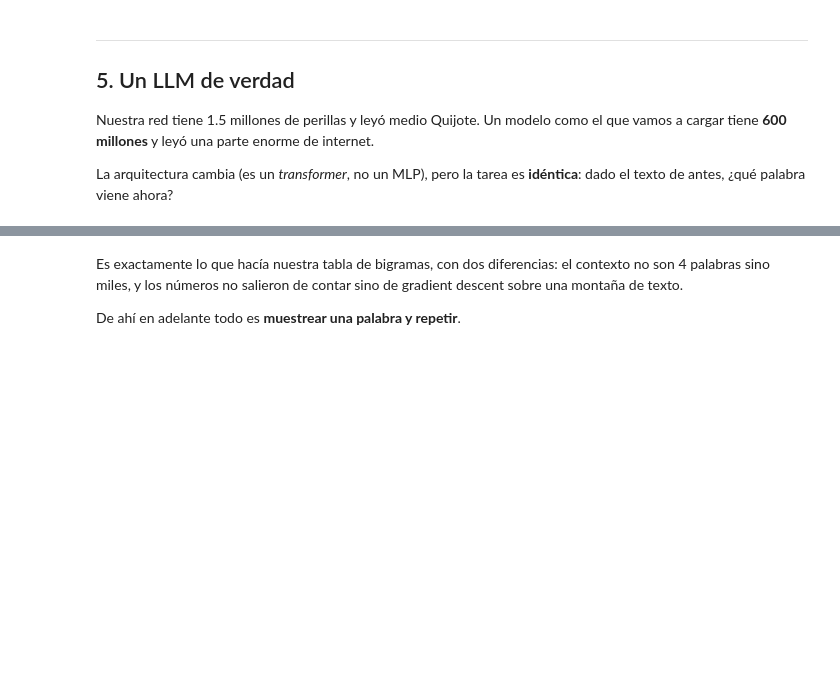
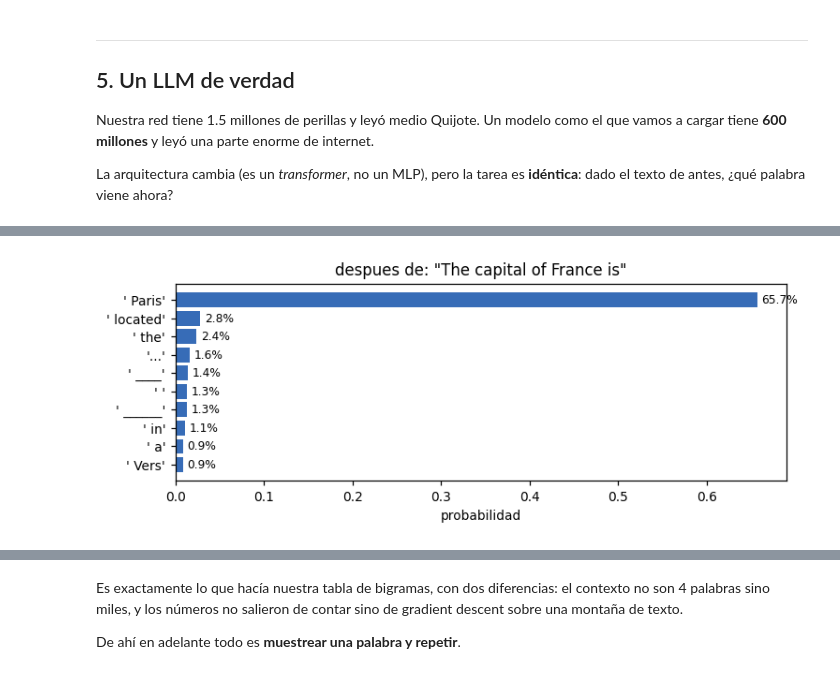
Before and after one commit to leaguilar/fit_2026, a Jupyter notebook: notebooks/3_modelos_de_lenguaje.ipynb, the cells around one changed output, grey strips where cells are left out. Cells and saved outputs as stored; diff of their text form; code cells hidden in the pictures; blank space fills up the shorter version.

```diff
--- a/notebooks/3_modelos_de_lenguaje.ipynb
+++ b/notebooks/3_modelos_de_lenguaje.ipynb
@@ -488,0 +585,4 @@ barras_siguiente("En un lugar de la Mancha, de cuyo nombre no quiero")
+# %%
+barras_siguiente("The capital of France is")
+# %% [output]
+[figure, added]
```
Also changed, not shown: parts of 20 cells of this notebook.
